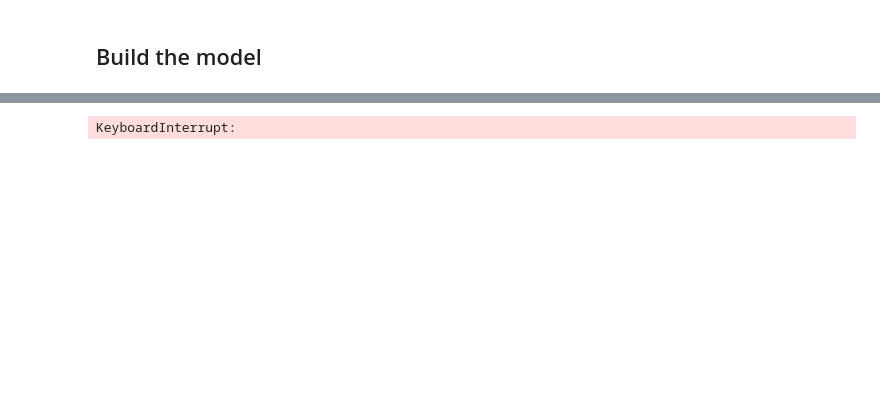
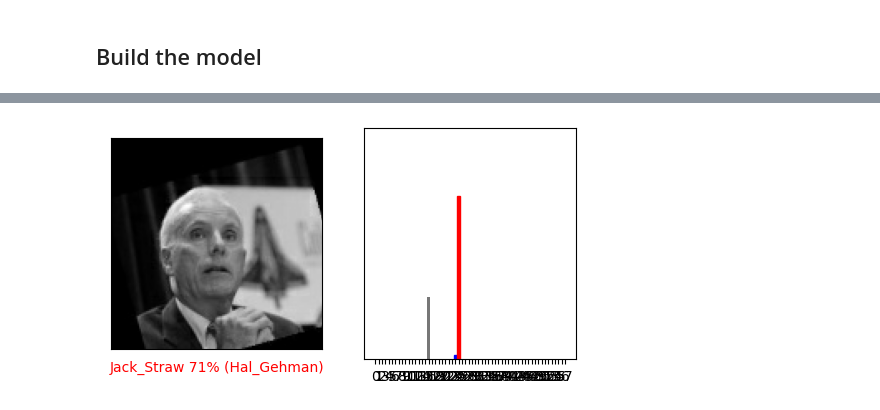
Before and after one commit to EricTalanoa/CST475facial_rec_proj, a Jupyter notebook: classification.ipynb, the cells around one changed output, grey strips where cells are left out. Cells and saved outputs as stored; diff of their text form; code cells hidden in the pictures; blank space fills up the shorter version.

```diff
--- a/classification.ipynb
+++ b/classification.ipynb
@@ -223,13 +270,13 @@ plt.show()
 # %%
-i = 12
+i = 0
 plt.figure(figsize=(6,3))
 plt.subplot(1,2,1)
 plot_image(i, predictions[i], test_labels, test_images)
 plt.subplot(1,2,2)
 plot_value_array(i, predictions[i],  test_labels)
 plt.show()
 # %% [output]
-KeyboardInterrupt:
+[figure, added]
 # %%
 # Plot the first X test images, their predicted labels, and the true labels.
 # Color correct predictions in blue and incorrect predictions in red.
```
Also changed, not shown: parts of 23 cells of this notebook.
